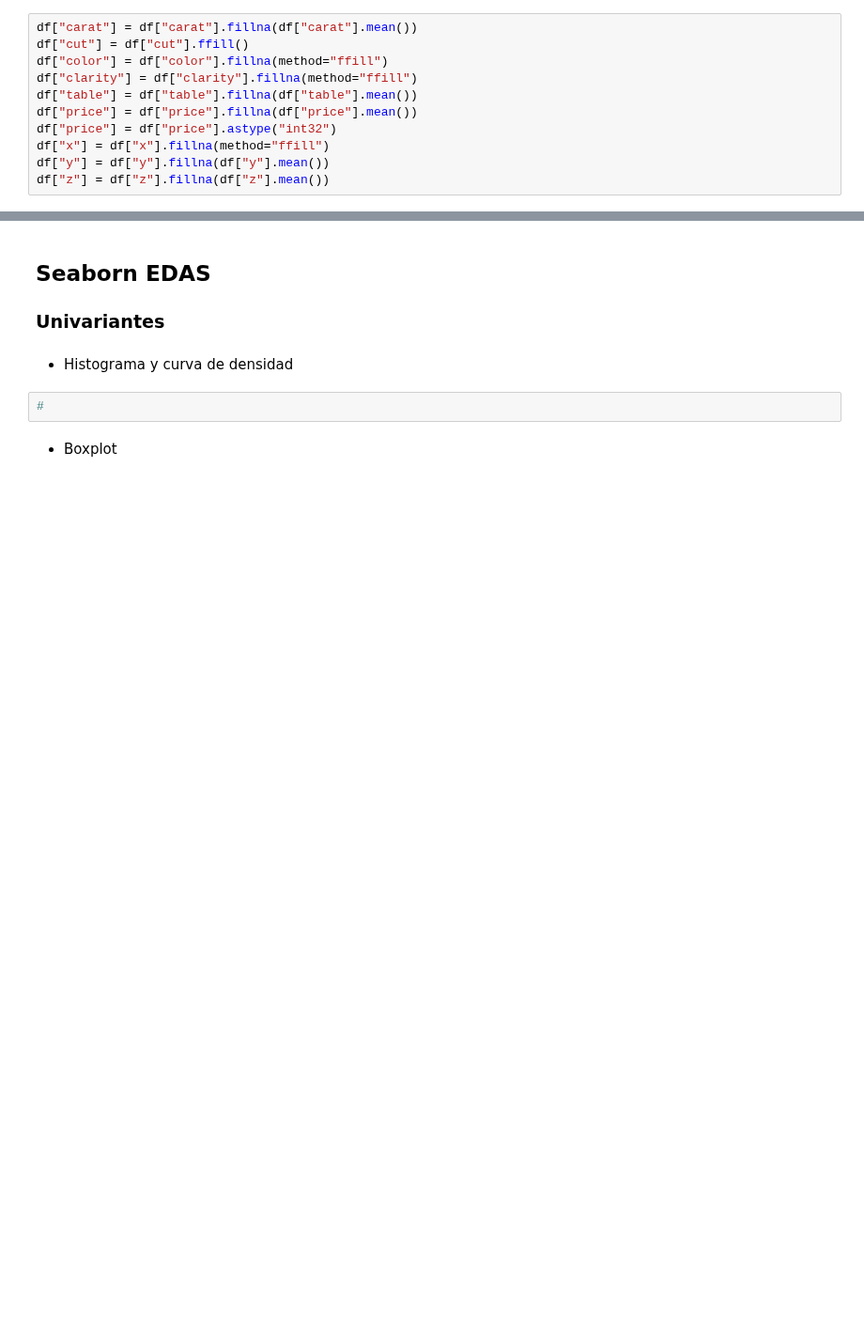
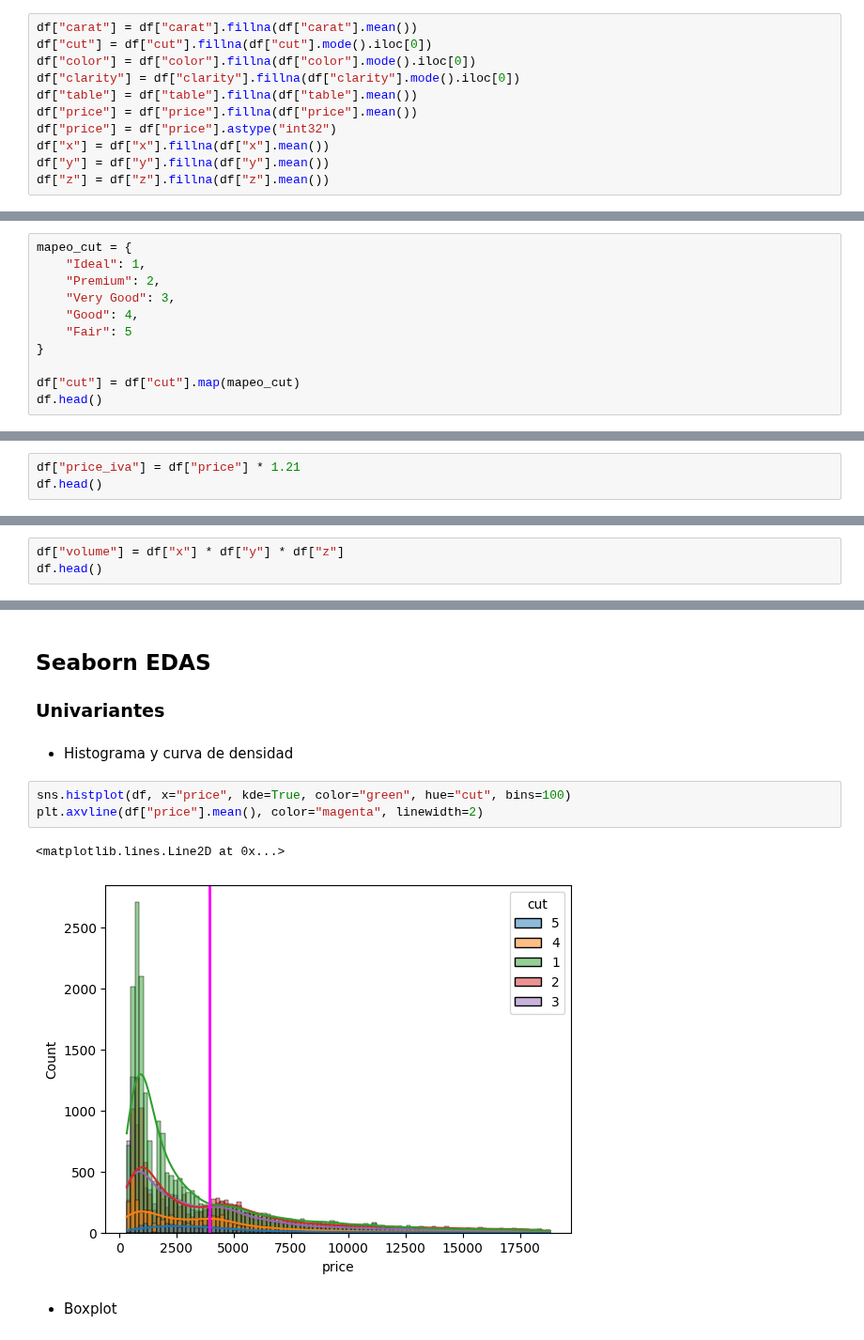
Before and after one commit to ceciorosco/Cecilia-Repositorio, a Jupyter notebook: Ejercicios_entregables_por_modulo/m3_datascience_Cecilia_Ines_orosco_cambeses.ipynb, the cells around one changed output, grey strips where cells are left out. Shown at 94% size. Saved outputs shown, nothing was run; the diff lists cells and outputs as text; blank space fills up the shorter version.

```diff
--- a/Ejercicios_entregables_por_modulo/m3_datascience_Cecilia_Ines_orosco_cambeses.ipynb
+++ b/Ejercicios_entregables_por_modulo/m3_datascience_Cecilia_Ines_orosco_cambeses.ipynb
@@ -149,13 +150,13 @@ z          1
 dtype: int64
 # %%
 df["carat"] = df["carat"].fillna(df["carat"].mean())
-df["cut"] = df["cut"].ffill()
-df["color"] = df["color"].fillna(method="ffill")
-df["clarity"] = df["clarity"].fillna(method="ffill")
+df["cut"] = df["cut"].fillna(df["cut"].mode().iloc[0])
+df["color"] = df["color"].fillna(df["color"].mode().iloc[0])
+df["clarity"] = df["clarity"].fillna(df["clarity"].mode().iloc[0])
 df["table"] = df["table"].fillna(df["table"].mean())
 df["price"] = df["price"].fillna(df["price"].mean())
 df["price"] = df["price"].astype("int32")
-df["x"] = df["x"].fillna(method="ffill")
+df["x"] = df["x"].fillna(df["x"].mean())
 df["y"] = df["y"].fillna(df["y"].mean())
 df["z"] = df["z"].fillna(df["z"].mean())
 # %%
@@ -190,0 +214,11 @@ memory usage: 3.1+ MB
+# %%
+mapeo_cut = {
+    "Ideal": 1,
+    "Premium": 2,
+    "Very Good": 3,
+    "Good": 4,
+    "Fair": 5
+}
+
+df["cut"] = df["cut"].map(mapeo_cut)
+df.head()
@@ -196,0 +236,3 @@ memory usage: 3.1+ MB
+# %%
+df["price_iva"] = df["price"] * 1.21
+df.head()
@@ -200,0 +248,3 @@ memory usage: 3.1+ MB
+# %%
+df["volume"] = df["x"] * df["y"] * df["z"]
+df.head()
@@ -223,8 +306,12 @@ memory usage: 3.1+ MB
 ### Univariantes
 # %% [markdown]
 * Histograma y curva de densidad
-# %%
-#
+# %%
+sns.histplot(df, x="price", kde=True, color="green", hue="cut", bins=100)
+plt.axvline(df["price"].mean(), color="magenta", linewidth=2)
+# %% [output]
+<matplotlib.lines.Line2D at 0x...>
+[figure, added]
 # %% [markdown]
 * Boxplot
 # %%
```
Also changed, not shown: parts of 19 cells of this notebook.
